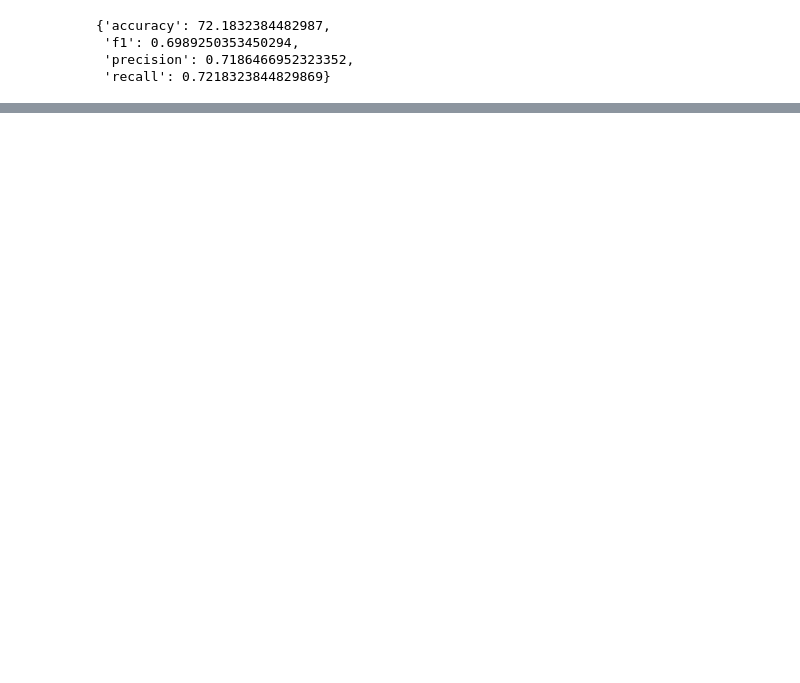
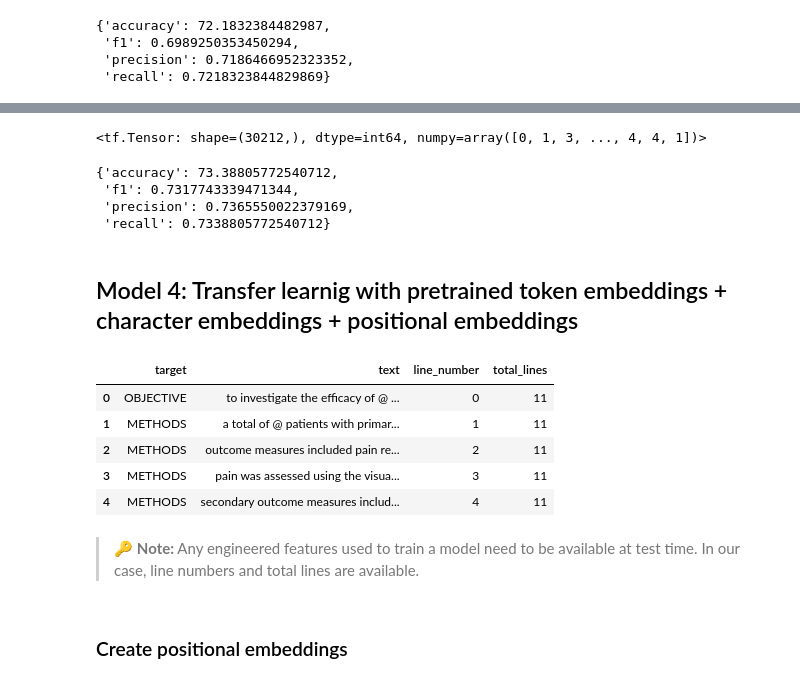
Before and after one commit to johanesPao/tensorflow_developer_certificate, a Jupyter notebook: 09_SkimLit_nlp_milestone_project_2.ipynb, the cells around one changed output, grey strips where cells are left out. Cells and saved outputs as stored; diff of their text form; code cells hidden in the pictures; blank space fills up the shorter version.

```diff
--- a/09_SkimLit_nlp_milestone_project_2.ipynb
+++ b/09_SkimLit_nlp_milestone_project_2.ipynb
@@ -1105,0 +1242,31 @@ baseline_results
+# %%
+# Format pred probs into pred labels
+model_4_preds = tf.argmax(model_4_pred_probs, axis=1)
+model_4_preds
+# %% [output]
+<tf.Tensor: shape=(30212,), dtype=int64, numpy=array([0, 1, 3, ..., 4, 4, 1])>
+# %%
+# Calculate results
+model_4_results = calculate_results(y_true=val_labels_encoded,
+                                    y_pred=model_4_preds)
+model_4_results
+# %% [output]
+{'accuracy': 73.38805772540712,
+ 'f1': 0.7317743339471344,
+ 'precision': 0.7365550022379169,
+ 'recall': 0.7338805772540712}
+# %% [markdown]
+## Model 4: Transfer learnig with pretrained token embeddings + character embeddings + positional embeddings
+# %%
+train_df.head()
+# %% [output]
+|  | target | text | line_number | total_lines |
+| 0 | OBJECTIVE | to investigate the efficacy of @ ... | 0 | 11 |
+| 1 | METHODS | a total of @ patients with primar... | 1 | 11 |
+| 2 | METHODS | outcome measures included pain re... | 2 | 11 |
+| 3 | METHODS | pain was assessed using the visua... | 3 | 11 |
+| 4 | METHODS | secondary outcome measures includ... | 4 | 11 |
+# %% [markdown]
+> 🔑 **Note:** Any engineered features used to train a model need to be available at test time. In our case, line numbers and total lines are available.
+# %% [markdown]
+### Create positional embeddings
```
Also changed, not shown: parts of 53 cells of this notebook.
